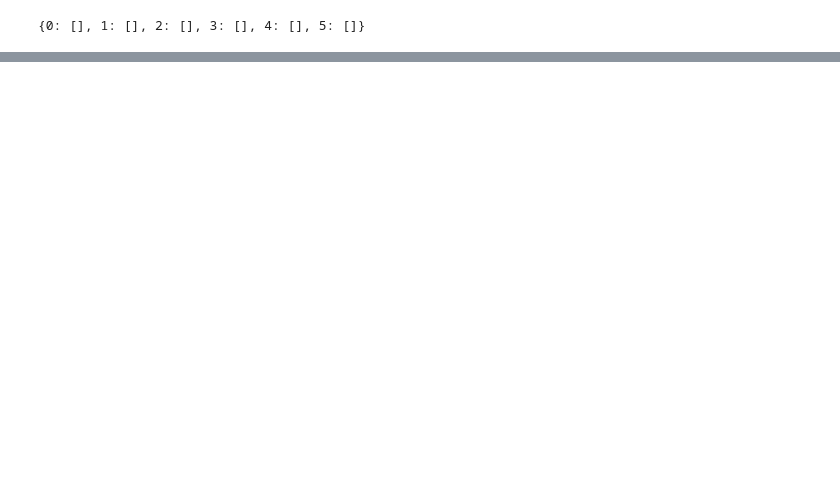
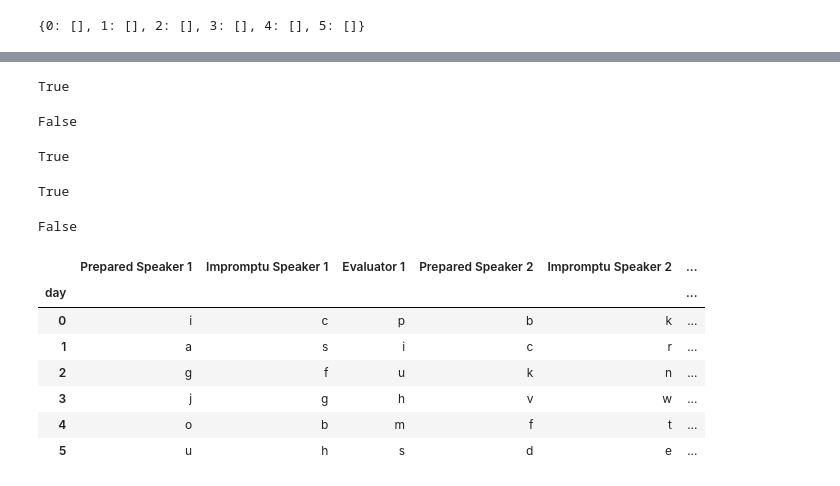
Before and after one commit to dtersegno/toastmasters, a Jupyter notebook: toastmasters.ipynb, the cells around one changed output, grey strips where cells are left out. Saved outputs shown, nothing was run; the diff lists cells and outputs as text; code cells hidden in the pictures; blank space fills up the shorter version.

```diff
--- a/toastmasters.ipynb
+++ b/toastmasters.ipynb
@@ -151,4 +162,6 @@ When using random, make sure to follow the [numpy best practice](https://numpy.o
 # %%
+%%time
+
 cal = pd.DataFrame(columns = speakers + leaders + auxiliary, index = range(num_days))
 cal.index.rename('day', inplace=True)
 
@@ -164,11 +177,6 @@ student_buckets_by_role = {
     for role in speakers + leaders + auxiliary
 }
 
-#make an rng
-seed = 2022
-rng = np.random.default_rng(seed)
-day_fill_counter_max = 10000
-verbose = False
 
 
 #for each day,
@@ -216,21 +224,23 @@ for day in cal.index:
         if columns_ok and row_ok:
             # remove students from speaker role buckets
             for role in impromptu_speakers:
-                for student in cal.loc[day, impromptu_speakers]:
-                    if cal.loc[day, role] in student_buckets_by_role[role]:
-                        student_buckets_by_role[role].remove(cal.loc[day, role])
+                for student in cal.loc[day, impromptu_speakers].values.flatten():
+                    if student in student_buckets_by_role[role]:
+                        student_buckets_by_role[role].remove(student)
             for role in prepared_speakers:
-                for student in cal.loc[day, prepared_speakers]:
-                    if cal.loc[day, role] in student_buckets_by_role[role]:
-                        student_buckets_by_role[role].remove(cal.loc[day, role])
+                for student in cal.loc[day, prepared_speakers].values.flatten():
+                    if student in student_buckets_by_role[role]:
+                        student_buckets_by_role[role].remove(student)
             for role in evaluators:
-                for student in cal.loc[day, evaluators]:
-                    if cal.loc[day, role] in student_buckets_by_role[role]:
-                        student_buckets_by_role[role].remove(cal.loc[day, role])
+                for student in cal.loc[day, evaluators].values.flatten():
+                    if student in student_buckets_by_role[role]:
+                        student_buckets_by_role[role].remove(student)
             #say we filled the day
             day_filled = True
         if day_fill_counter == day_fill_counter_max:
             print(f'Failed to fill day {day} in {day_fill_counter_max} iterations.')
+#     print(f'Day {day}:\n{cal[:day]}')
+#     print(cal.head(day))
 print('done!')
 # %% [output]
 filling schedule for day 0.
@@ -292,0 +307,31 @@ student_buckets_by_role
+# %%
+check_day_repeats(cal)
+# %% [output]
+True
+# %%
+check_job_repeats(cal)
+# %% [output]
+False
+# %%
+check_job_repeats(cal[:5])
+# %% [output]
+True
+# %%
+check_job_repeats(cal, [column for column in cal.columns if column in ['President','Toastmaster']])
+# %% [output]
+True
+# %%
+check_job_repeats(cal)
+# %% [output]
+False
+# %%
+cal
+# %% [output]
+|  | Prepared Speaker 1 | Impromptu Speaker 1 | Evaluator 1 | Prepared Speaker 2 | Impromptu Speaker 2 | ... |
+| day |  |  |  |  |  | ... |
+| 0 | i | c | p | b | k | ... |
+| 1 | a | s | i | c | r | ... |
+| 2 | g | f | u | k | n | ... |
+| 3 | j | g | h | v | w | ... |
+| 4 | o | b | m | f | t | ... |
+| 5 | u | h | s | d | e | ... |
```
Also changed, not shown: parts of 29 cells of this notebook, 2 other files.
